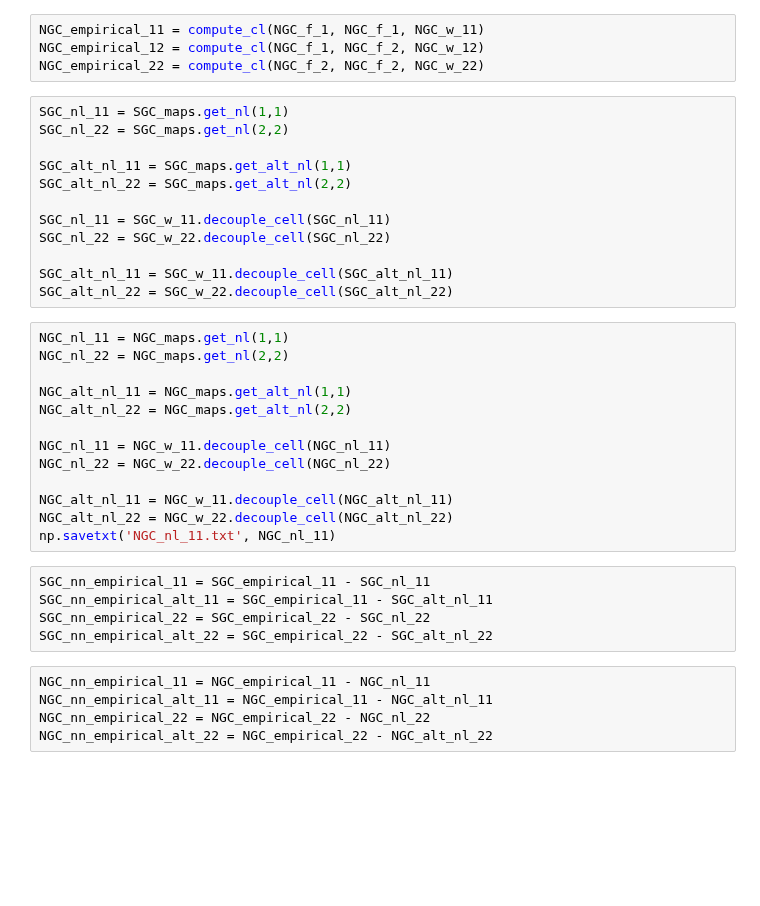
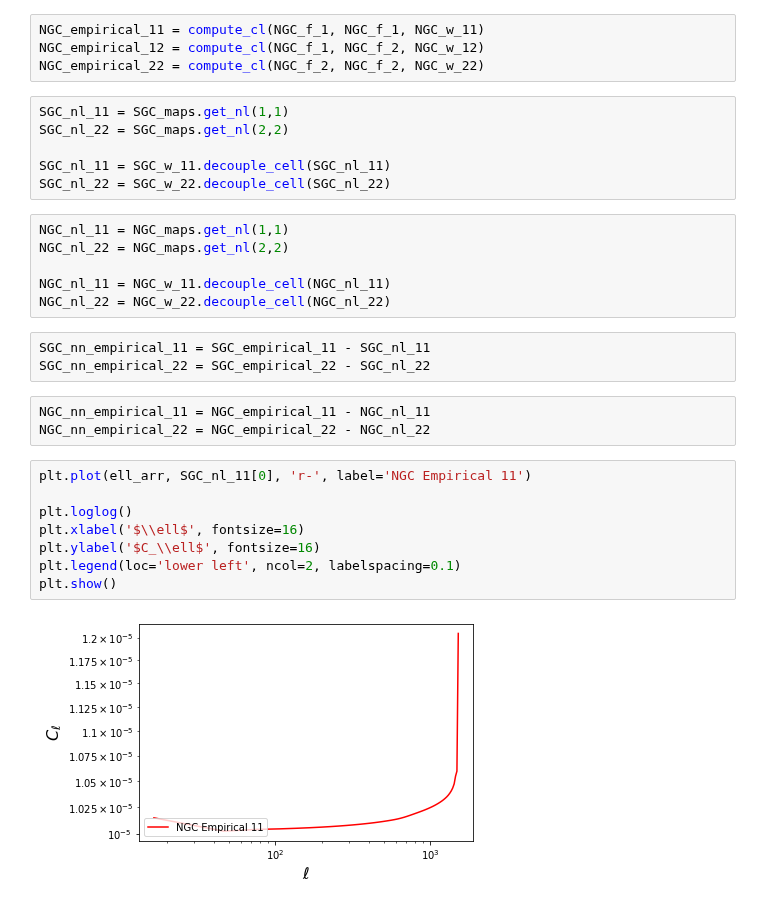
Before and after one commit to Cosmotheka/Cosmotheka, a Jupyter notebook: pipeline/eBOSS_QSO/ccl_quasar.ipynb, the cells around one changed output. Saved outputs shown, nothing was run; the diff lists cells and outputs as text; blank space fills up the shorter version.

```diff
--- a/pipeline/eBOSS_QSO/ccl_quasar.ipynb
+++ b/pipeline/eBOSS_QSO/ccl_quasar.ipynb
@@ -184,35 +184,28 @@ NGC_empirical_22 = compute_cl(NGC_f_2, NGC_f_2, NGC_w_22)
 SGC_nl_11 = SGC_maps.get_nl(1,1)
 SGC_nl_22 = SGC_maps.get_nl(2,2)
 
-SGC_alt_nl_11 = SGC_maps.get_alt_nl(1,1)
-SGC_alt_nl_22 = SGC_maps.get_alt_nl(2,2)
-
 SGC_nl_11 = SGC_w_11.decouple_cell(SGC_nl_11)
 SGC_nl_22 = SGC_w_22.decouple_cell(SGC_nl_22)
-
-SGC_alt_nl_11 = SGC_w_11.decouple_cell(SGC_alt_nl_11)
-SGC_alt_nl_22 = SGC_w_22.decouple_cell(SGC_alt_nl_22)
 # %%
 NGC_nl_11 = NGC_maps.get_nl(1,1)
 NGC_nl_22 = NGC_maps.get_nl(2,2)
 
-NGC_alt_nl_11 = NGC_maps.get_alt_nl(1,1)
-NGC_alt_nl_22 = NGC_maps.get_alt_nl(2,2)
-
 NGC_nl_11 = NGC_w_11.decouple_cell(NGC_nl_11)
 NGC_nl_22 = NGC_w_22.decouple_cell(NGC_nl_22)
-
-NGC_alt_nl_11 = NGC_w_11.decouple_cell(NGC_alt_nl_11)
-NGC_alt_nl_22 = NGC_w_22.decouple_cell(NGC_alt_nl_22)
-np.savetxt('NGC_nl_11.txt', NGC_nl_11)
 # %%
 SGC_nn_empirical_11 = SGC_empirical_11 - SGC_nl_11
-SGC_nn_empirical_alt_11 = SGC_empirical_11 - SGC_alt_nl_11
 SGC_nn_empirical_22 = SGC_empirical_22 - SGC_nl_22
-SGC_nn_empirical_alt_22 = SGC_empirical_22 - SGC_alt_nl_22
 # %%
 NGC_nn_empirical_11 = NGC_empirical_11 - NGC_nl_11
-NGC_nn_empirical_alt_11 = NGC_empirical_11 - NGC_alt_nl_11
 NGC_nn_empirical_22 = NGC_empirical_22 - NGC_nl_22
-NGC_nn_empirical_alt_22 = NGC_empirical_22 - NGC_alt_nl_22
+# %%
+plt.plot(ell_arr, SGC_nl_11[0], 'r-', label='NGC Empirical 11')
+
+plt.loglog()
+plt.xlabel('$\\ell$', fontsize=16)
+plt.ylabel('$C_\\ell$', fontsize=16)
+plt.legend(loc='lower left', ncol=2, labelspacing=0.1)
+plt.show()
+# %% [output]
+[figure, added]
 # %%
```
Also changed, not shown: parts of 6 cells of this notebook, 3 other files.
